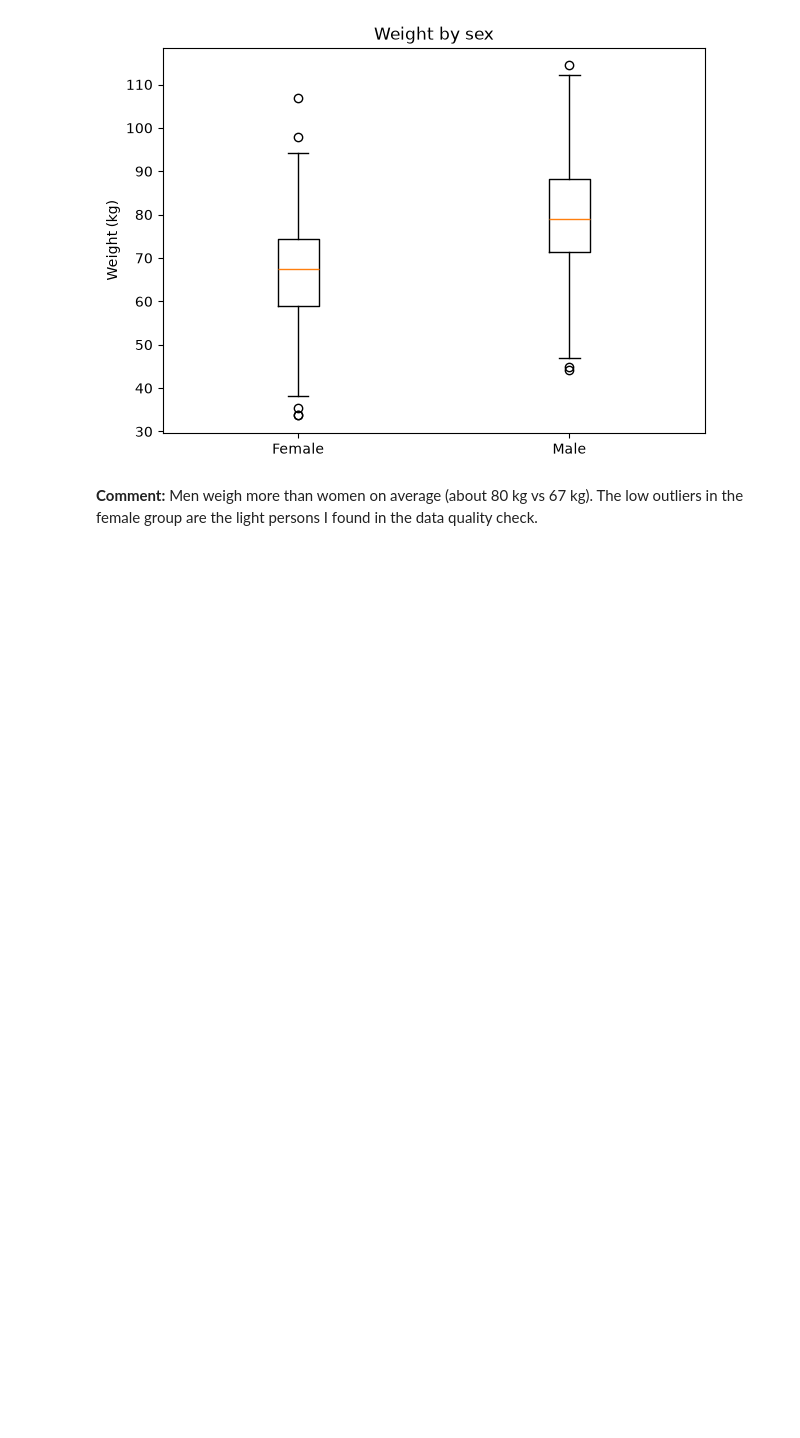
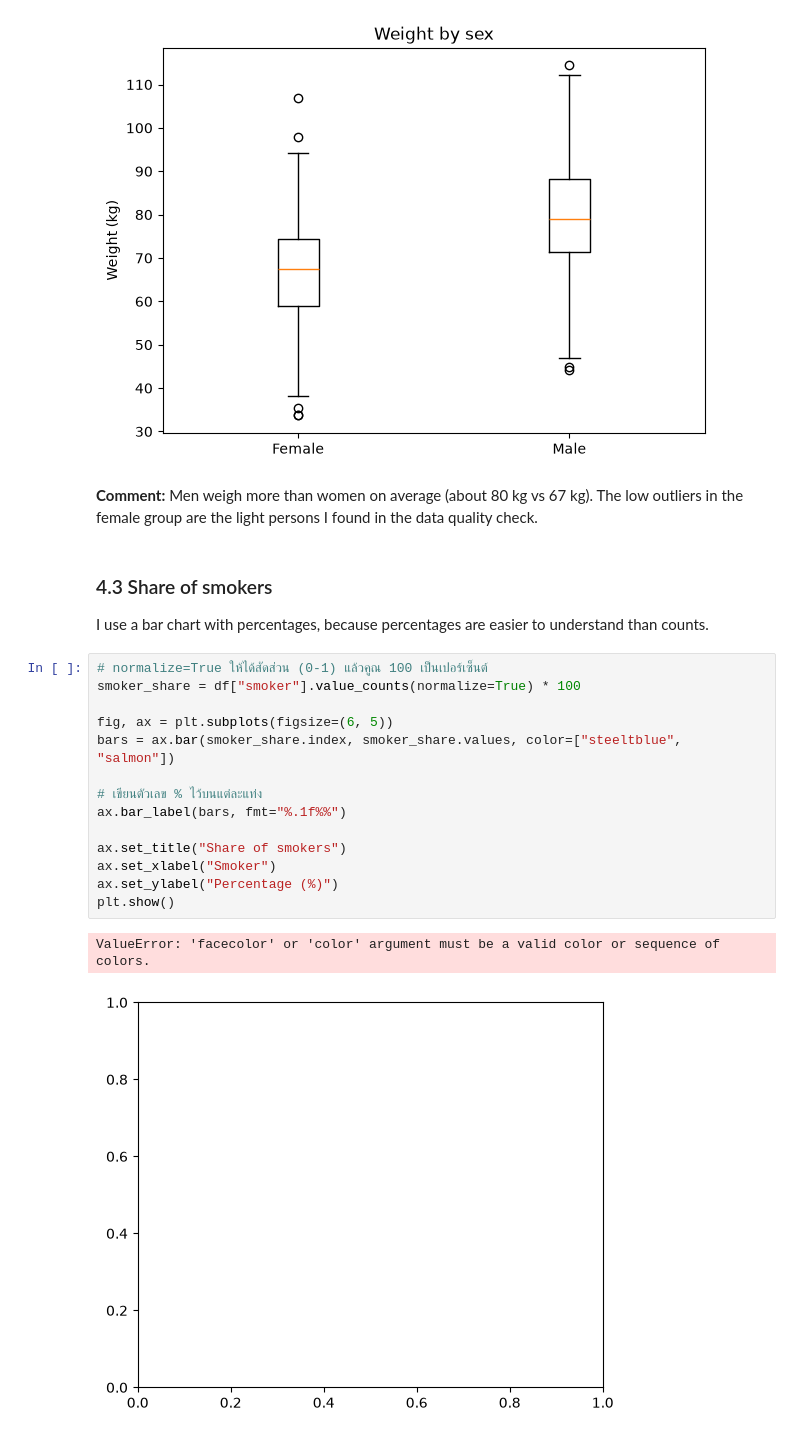
Before and after one commit to Wansiri-D/health-study, a Jupyter notebook: health_study_del1.ipynb, the cells around one changed output. Saved outputs shown, nothing was run; the diff lists cells and outputs as text; blank space fills up the shorter version.

Commit message:
Add bar chart of smokers

```diff
--- a/health_study_del1.ipynb
+++ b/health_study_del1.ipynb
@@ -171,3 +171,24 @@ plt.show()
 **Comment:** Men weigh more than women on average (about 80 kg vs 67 kg).
 The low outliers in the female group are the light persons I found
 in the data quality check.
+# %% [markdown]
+### 4.3 Share of smokers
+I use a bar chart with percentages, because percentages are easier
+to understand than counts.
+# %%
+# normalize=True ให้ได้สัดส่วน (0-1) แล้วคูณ 100 เป็นเปอร์เซ็นต์
+smoker_share = df["smoker"].value_counts(normalize=True) * 100
+
+fig, ax = plt.subplots(figsize=(6, 5))
+bars = ax.bar(smoker_share.index, smoker_share.values, color=["steeltblue", "salmon"])
+
+# เขียนตัวเลข % ไว้บนแต่ละแท่ง
+ax.bar_label(bars, fmt="%.1f%%")
+
+ax.set_title("Share of smokers")
+ax.set_xlabel("Smoker")
+ax.set_ylabel("Percentage (%)")
+plt.show()
+# %% [output]
+ValueError: 'facecolor' or 'color' argument must be a valid color or sequence of colors.
+[figure, added]
```
